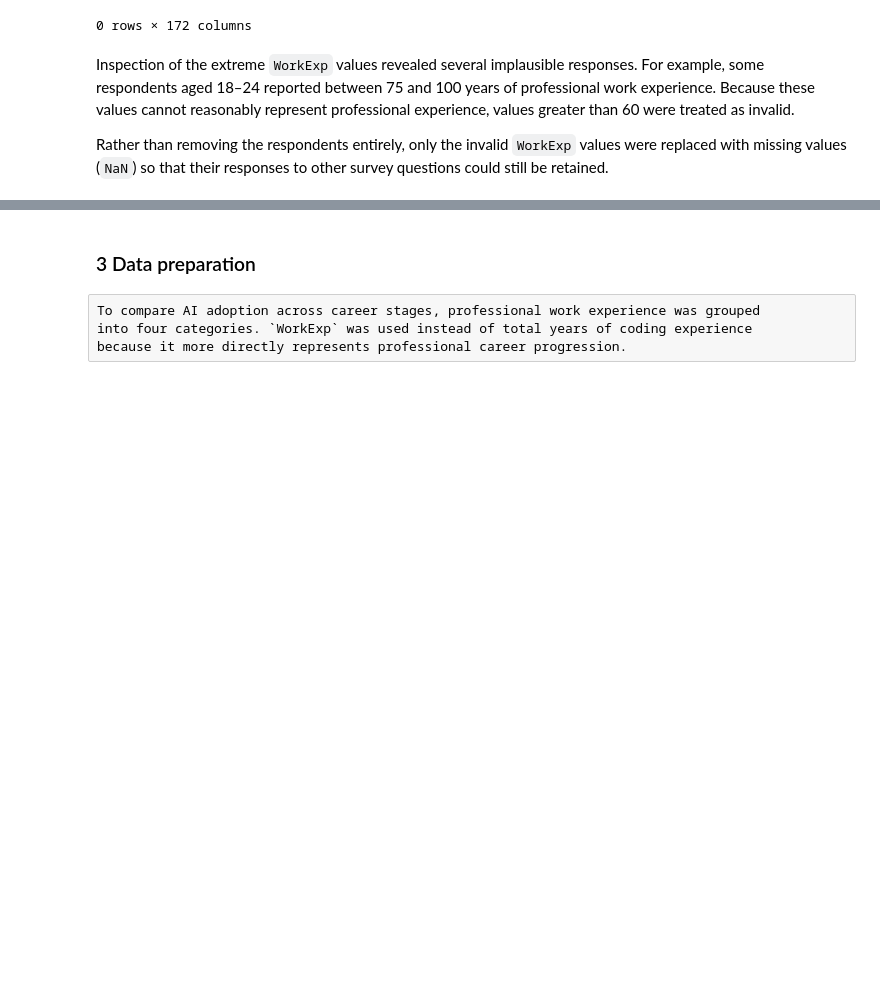
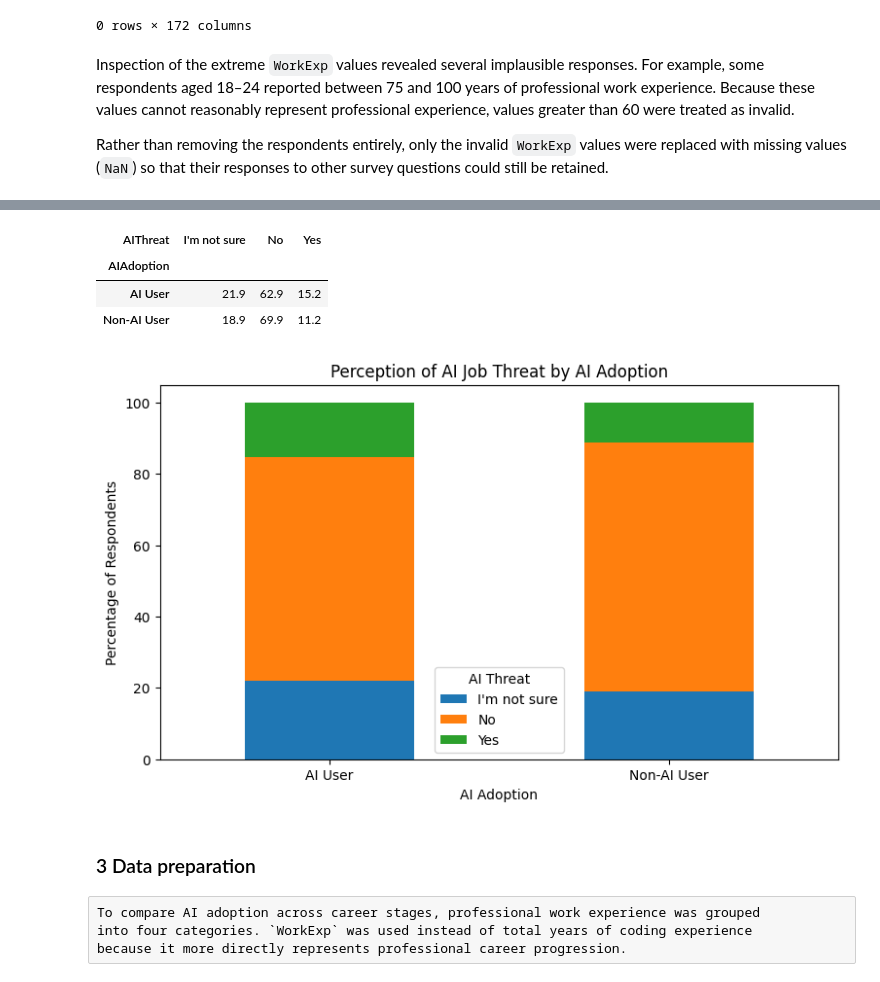
Before and after one commit to RaveTheBrave/Udacity-Data-Science-Stack-Overflow-Blog-Post, a Jupyter notebook: Stack Overflow Blog Post.ipynb, the cells around one changed output, grey strips where cells are left out. Saved outputs shown, nothing was run; the diff lists cells and outputs as text; code cells hidden in the pictures; blank space fills up the shorter version.

```diff
--- a/Stack Overflow Blog Post.ipynb
+++ b/Stack Overflow Blog Post.ipynb
@@ -198,0 +482,30 @@ questions could still be retained.
+# %%
+# Compare perceptions of AI job threat by AI adoption
+threat_by_ai = pd.crosstab(
+    df['AIAdoption'],
+    df['AIThreat'],
+    normalize='index'
+) * 100
+
+threat_by_ai.round(1)
+# %% [output]
+| AIThreat | I'm not sure | No | Yes |
+| AIAdoption |  |  |  |
+| AI User | 21.9 | 62.9 | 15.2 |
+| Non-AI User | 18.9 | 69.9 | 11.2 |
+# %%
+# Visualize perceptions of AI job threat by AI adoption
+threat_by_ai.plot(
+    kind='bar',
+    stacked=True,
+    figsize=(9, 5)
+)
+
+plt.title('Perception of AI Job Threat by AI Adoption')
+plt.xlabel('AI Adoption')
+plt.ylabel('Percentage of Respondents')
+plt.xticks(rotation=0)
+plt.legend(title='AI Threat')
+plt.show()
+# %% [output]
+[figure, added]
```
Also changed, not shown: parts of 44 cells of this notebook.
